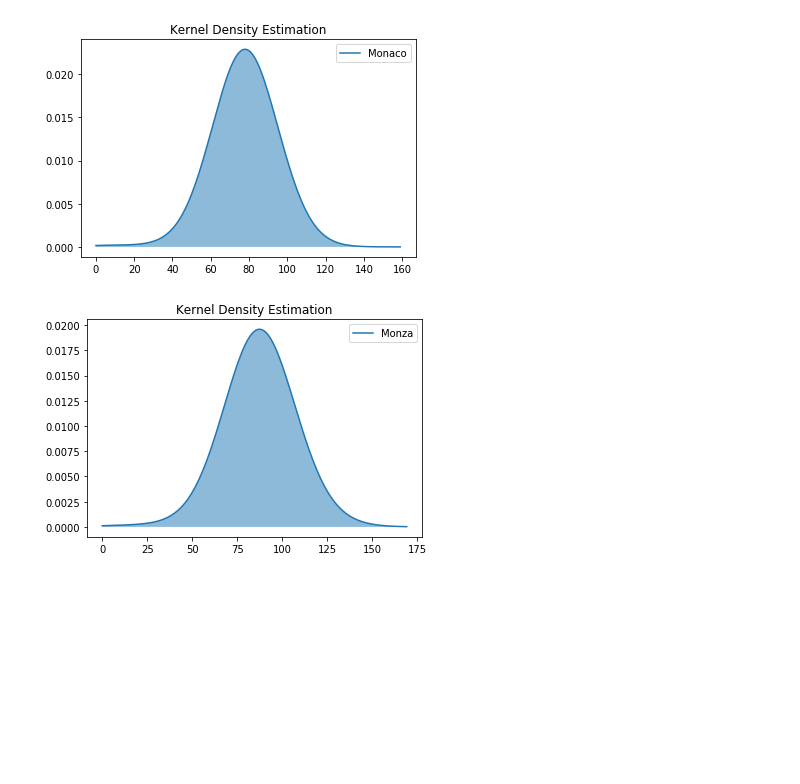
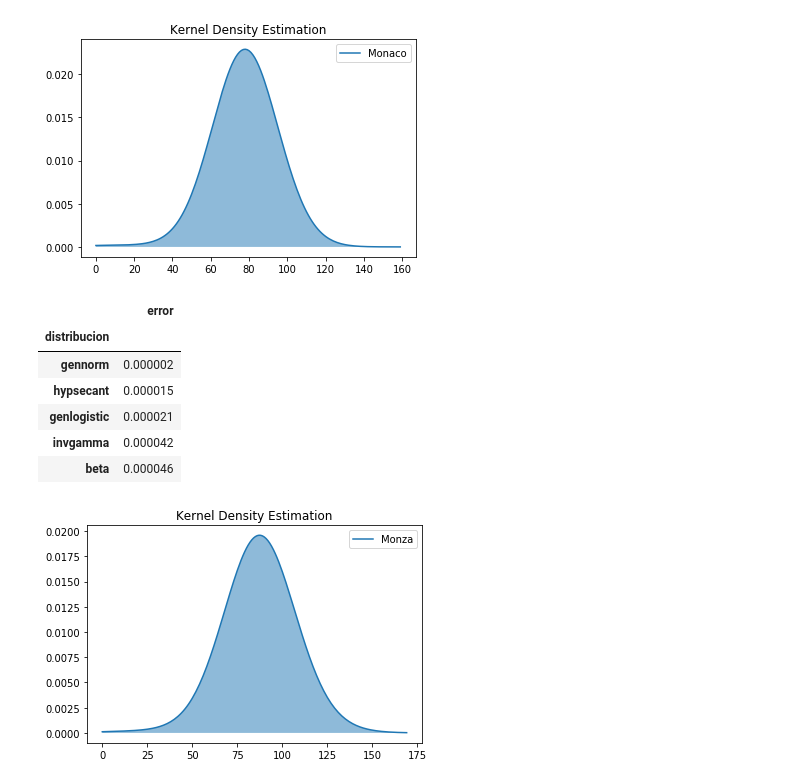
Before and after one commit to carolanb/Proyecto_modulo1, a Jupyter notebook: GuiaProyectoActual.ipynb, the cells around one changed output. Cells and saved outputs as stored; diff of their text form; code cells hidden in the pictures; blank space fills up the shorter version.

Commit message:
distribución de probabilidad
gennorm

```diff
--- a/GuiaProyectoActual.ipynb
+++ b/GuiaProyectoActual.ipynb
@@ -277,6 +277,24 @@ def gaussian_KDE(dataframe,columna,label,x1,x2):
     plt.title('Kernel Density Estimation')
     plt.legend()
     plt.fill_between(x, y, alpha=0.5)
+
+def define_pdist(df,columna):
+    data = df[columna].values
+    rv_continuas = [d_i for d_i in dir(st) if isinstance(getattr(st, d_i), getattr(st, 'rv_continuous'))]
+    error = pd.DataFrame(columns=['distribucion', 'error'])
+    i = 0
+    for d_i in rv_continuas[30:50] + ['beta'] + ['norm']:
+        try:
+            params = getattr(st, d_i).fit(data_monaco)
+            data_hat = getattr(st, d_i).pdf(x, *params)
+            ax.plot(x, data_hat, label=d_i)
+            error.loc[i, :] = [d_i, np.mean((y - data_hat)**2)]
+            i += 1
+        except ValueError:
+            pass
+    error.set_index('distribucion', inplace=True)
+    error.sort_values('error', inplace=True)
+    return error
 # %% [markdown]
 ### Determinación de posibles distribuciones de probabilidad
 # %%
@@ -293,6 +311,18 @@ avg_monza = Monza_GP.groupby('driverId')['LapTime'].mean()
 gaussian_KDE(Monaco_GP,'LapTime','Monaco',0,160)
 # %% [output]
 [figure]
+# %%
+error_monaco = define_pdist(Monaco_GP,'LapTime')
+# %%
+error_monaco.head(5)
+# %% [output]
+|  | error |
+| distribucion |  |
+| gennorm | 0.000002 |
+| hypsecant | 0.000015 |
+| genlogistic | 0.000021 |
+| invgamma | 0.000042 |
+| beta | 0.000046 |
 # %%
 #Comportamiento Monza
 gaussian_KDE(Monza_GP,'LapTime','Monza',0,170)
```
Also changed, not shown: parts of 2 cells of this notebook.
